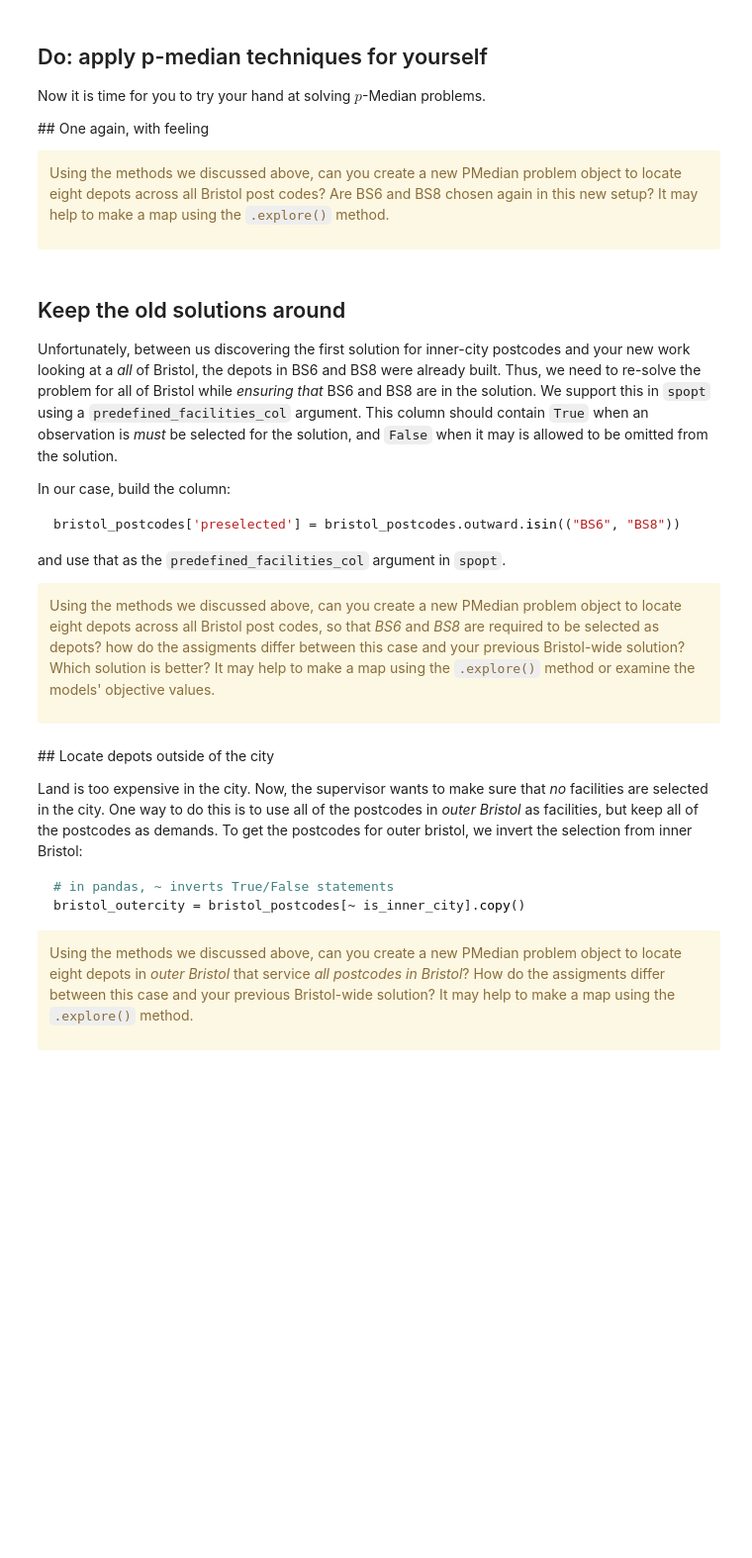
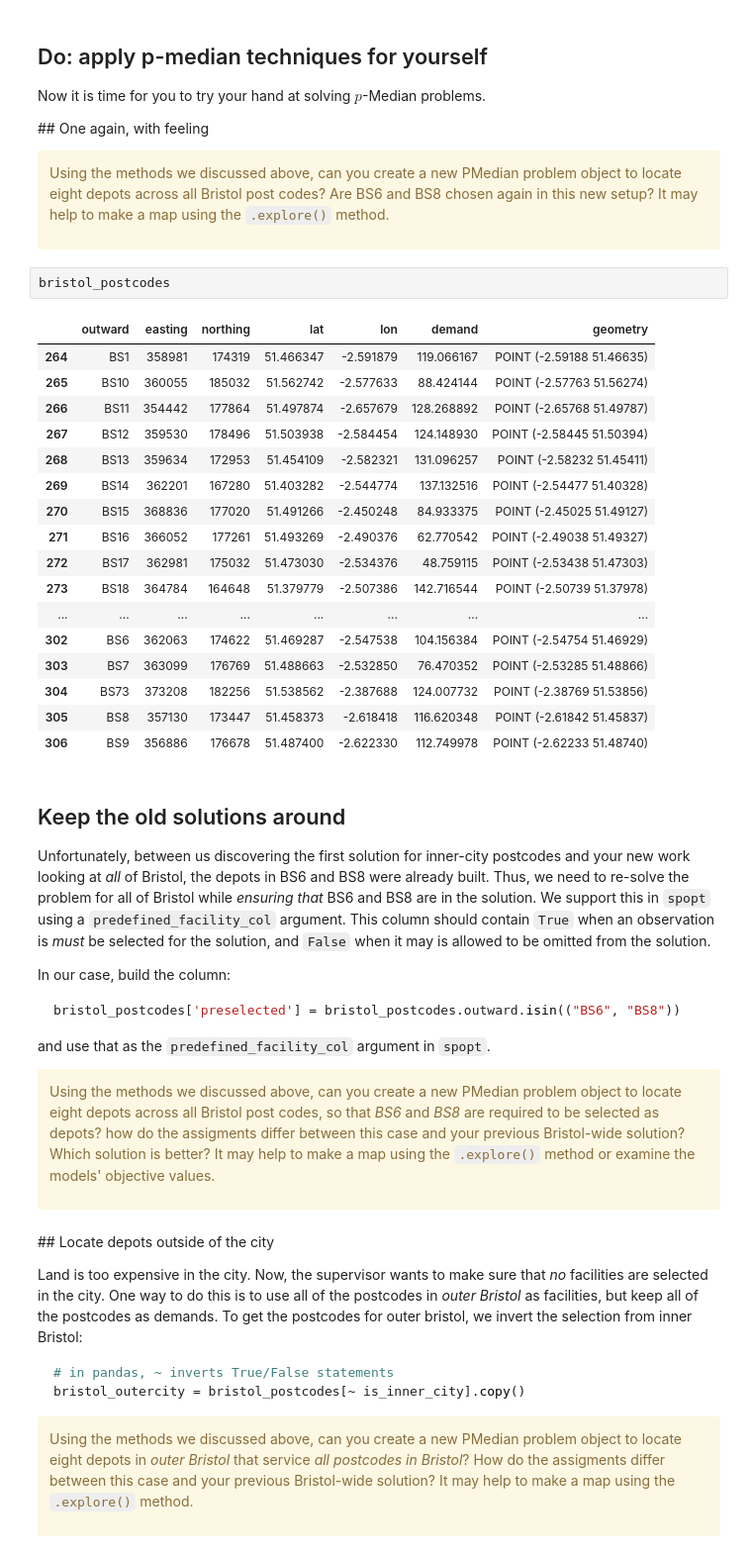
Before and after one commit to ljwolf/intro-to-spatialopt, a Jupyter notebook: 01-median.ipynb, the cells around one changed output. Shown at 99% size. Cells and saved outputs as stored; diff of their text form; blank space fills up the shorter version.

````diff
--- a/01-median.ipynb
+++ b/01-median.ipynb
@@ -359,10 +373,30 @@ Now it is time for you to try your hand at solving $p$-Median problems.
 Using the methods we discussed above, can you create a new PMedian problem object to locate eight depots across all Bristol post codes? Are BS6 and BS8 chosen again in this new setup? It may help to make a map using the `.explore()` method.
 
 </div>
+# %%
+bristol_postcodes
+# %% [output]
+|  | outward | easting | northing | lat | lon | demand | geometry |
+| 264 | BS1 | 358981 | 174319 | 51.466347 | -2.591879 | 119.066167 | POINT (-2.59188 51.46635) |
+| 265 | BS10 | 360055 | 185032 | 51.562742 | -2.577633 | 88.424144 | POINT (-2.57763 51.56274) |
+| 266 | BS11 | 354442 | 177864 | 51.497874 | -2.657679 | 128.268892 | POINT (-2.65768 51.49787) |
+| 267 | BS12 | 359530 | 178496 | 51.503938 | -2.584454 | 124.148930 | POINT (-2.58445 51.50394) |
+| 268 | BS13 | 359634 | 172953 | 51.454109 | -2.582321 | 131.096257 | POINT (-2.58232 51.45411) |
+| 269 | BS14 | 362201 | 167280 | 51.403282 | -2.544774 | 137.132516 | POINT (-2.54477 51.40328) |
+| 270 | BS15 | 368836 | 177020 | 51.491266 | -2.450248 | 84.933375 | POINT (-2.45025 51.49127) |
+| 271 | BS16 | 366052 | 177261 | 51.493269 | -2.490376 | 62.770542 | POINT (-2.49038 51.49327) |
+| 272 | BS17 | 362981 | 175032 | 51.473030 | -2.534376 | 48.759115 | POINT (-2.53438 51.47303) |
+| 273 | BS18 | 364784 | 164648 | 51.379779 | -2.507386 | 142.716544 | POINT (-2.50739 51.37978) |
+| ... | ... | ... | ... | ... | ... | ... | ... |
+| 302 | BS6 | 362063 | 174622 | 51.469287 | -2.547538 | 104.156384 | POINT (-2.54754 51.46929) |
+| 303 | BS7 | 363099 | 176769 | 51.488663 | -2.532850 | 76.470352 | POINT (-2.53285 51.48866) |
+| 304 | BS73 | 373208 | 182256 | 51.538562 | -2.387688 | 124.007732 | POINT (-2.38769 51.53856) |
+| 305 | BS8 | 357130 | 173447 | 51.458373 | -2.618418 | 116.620348 | POINT (-2.61842 51.45837) |
+| 306 | BS9 | 356886 | 176678 | 51.487400 | -2.622330 | 112.749978 | POINT (-2.62233 51.48740) |
 # %% [markdown]
 ## Keep the old solutions around
 
-Unfortunately, between us discovering the first solution for inner-city postcodes and your new work looking at a *all* of Bristol, the depots in BS6 and BS8 were already built. Thus, we need to re-solve the problem for all of Bristol while *ensuring that* BS6 and BS8 are in the solution. We support this in `spopt` using a `predefined_facilities_col` argument. This column should contain `True` when an observation is *must* be selected for the solution, and `False` when it may is allowed to be omitted from the solution.
+Unfortunately, between us discovering the first solution for inner-city postcodes and your new work looking at *all* of Bristol, the depots in BS6 and BS8 were already built. Thus, we need to re-solve the problem for all of Bristol while *ensuring that* BS6 and BS8 are in the solution. We support this in `spopt` using a `predefined_facility_col` argument. This column should contain `True` when an observation is *must* be selected for the solution, and `False` when it may is allowed to be omitted from the solution.
 
 In our case, build the column:
 
@@ -370,7 +404,7 @@ In our case, build the column:
 bristol_postcodes['preselected'] = bristol_postcodes.outward.isin(("BS6", "BS8"))
 ```
 
-and use that as the `predefined_facilities_col` argument in `spopt`.
+and use that as the `predefined_facility_col` argument in `spopt`.
 
 <div class="alert alert-warning">
 
````
Also changed, not shown: parts of 7 cells of this notebook, 5 other files.
